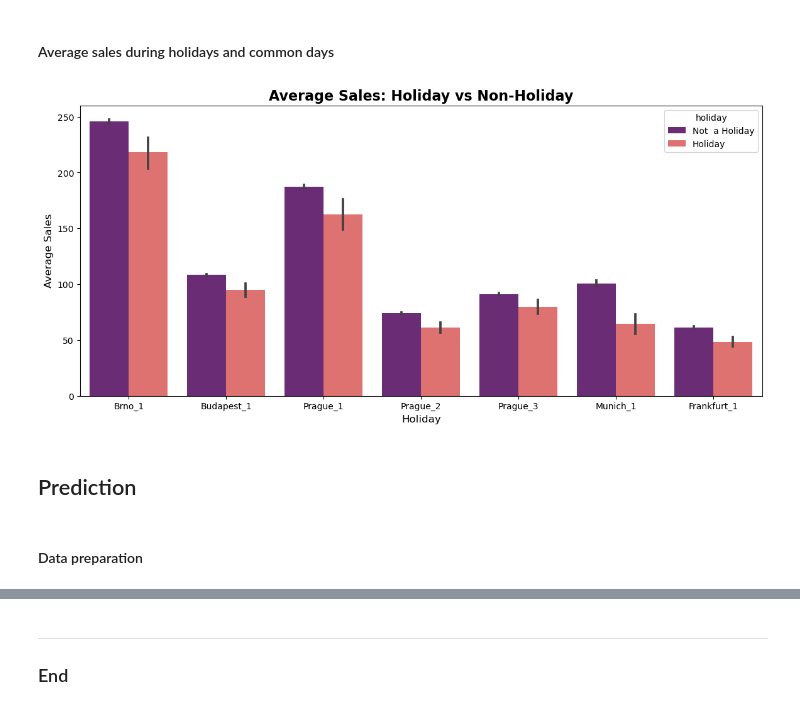
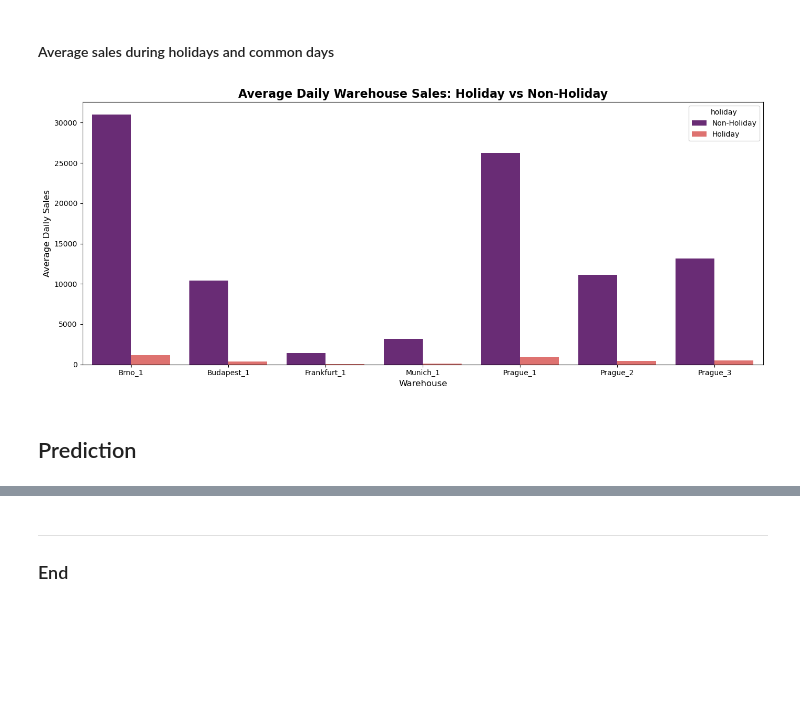
Before and after one commit to lmacakova/lmacakova.github.io, a Jupyter notebook: notebooks/rohlik_sales_prediction.ipynb, the cells around one changed output, grey strips where cells are left out. Drawn from its saved outputs; the diff is of its cells as text; code cells hidden in the pictures; blank space fills up the shorter version.

```diff
--- a/notebooks/rohlik_sales_prediction.ipynb
+++ b/notebooks/rohlik_sales_prediction.ipynb
@@ -480,20 +459,40 @@ Plots of average monthly sales seems to reflect regionally differences in shoppi
 # %% [markdown]
 #### Average sales during holidays and common days
 # %%
-#| echo: false
-avg_holiday_sales=data.groupby(['date', 'warehouse']).agg({'sales':'mean', 'holiday':'first', 'holiday_name':'first', 'warehouse':'first'})
+# | echo: false
+# daily totals per warehouse
+daily_wh = (data
+    .groupby(["date", "warehouse", "holiday"])["sales"]
+    .sum()
+    .reset_index()
+)
 
+# average daily totals by holiday vs non-holiday
+avg_holiday_sales = (daily_wh
+    .groupby(["warehouse", "holiday"])["sales"]
+    .mean()
+    .reset_index()
+)
 
+# legend labels
+avg_holiday_sales["holiday"] = avg_holiday_sales["holiday"].map({0: "Non-Holiday", 1: "Holiday"})
+
+# plot
 fig, ax = plt.subplots(figsize=(14, 6))
-sns.barplot(x='warehouse', y='sales', hue='holiday', data=avg_holiday_sales, palette='magma')
+sns.barplot(
+    x="warehouse", y="sales",
+    hue="holiday",
+    data=avg_holiday_sales,
+    palette="magma",
+    ax=ax
+)
 
-ax.set_title("Average Sales: Holiday vs Non-Holiday", fontsize=16, weight='bold')
-ax.set_xlabel("Holiday", fontsize=12)
-ax.set_ylabel("Average Sales", fontsize=12)
+ax.set_title("Average Daily Warehouse Sales: Holiday vs Non-Holiday", fontsize=16, weight="bold")
+ax.set_xlabel("Warehouse", fontsize=12)
+ax.set_ylabel("Average Daily Sales", fontsize=12)
+plt.tight_layout()
 plt.show()
 # %% [output]
-[figure, old version]
+[figure, new version]
 # %% [markdown]
 ## Prediction
-# %% [markdown]
-#### Data preparation
```
Also changed, not shown: parts of 73 cells of this notebook, 40 other files.
